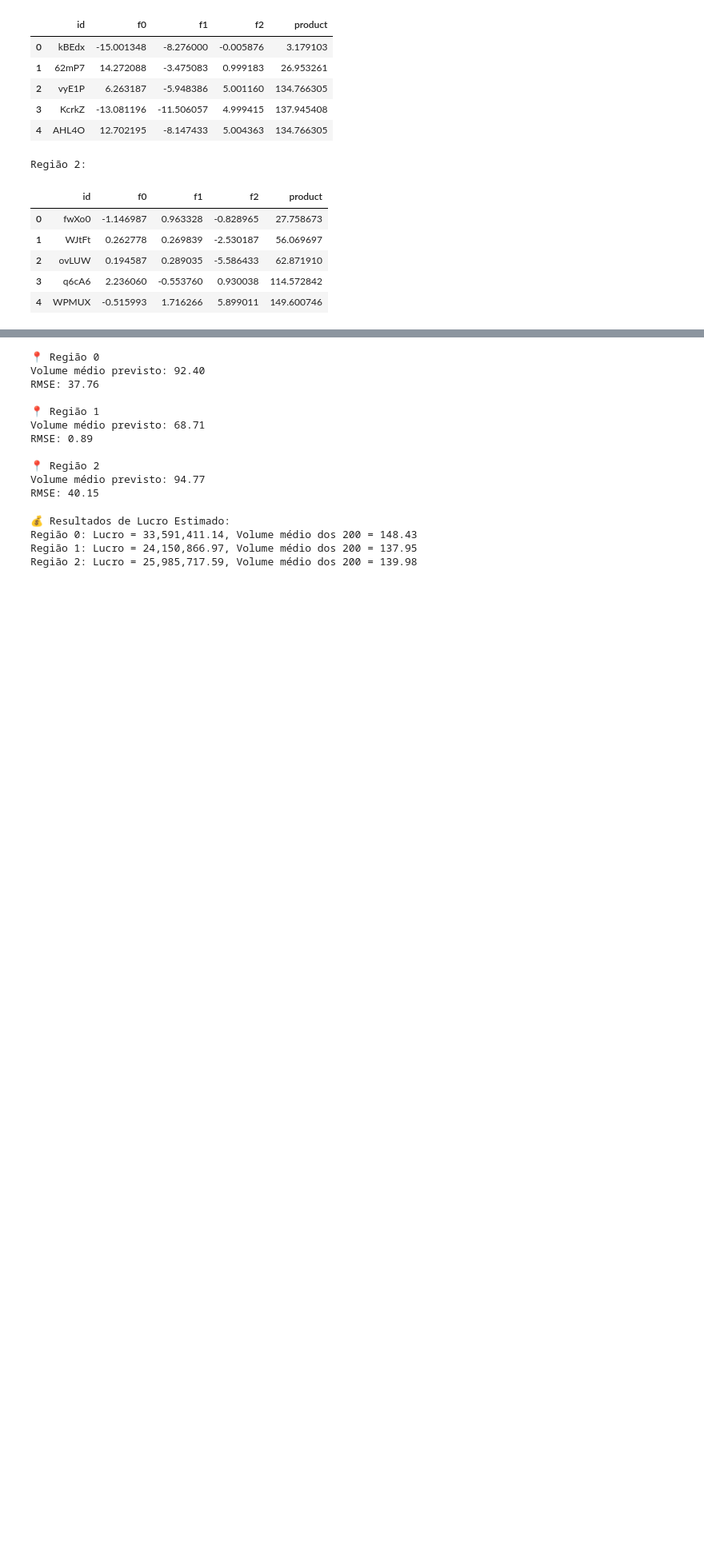
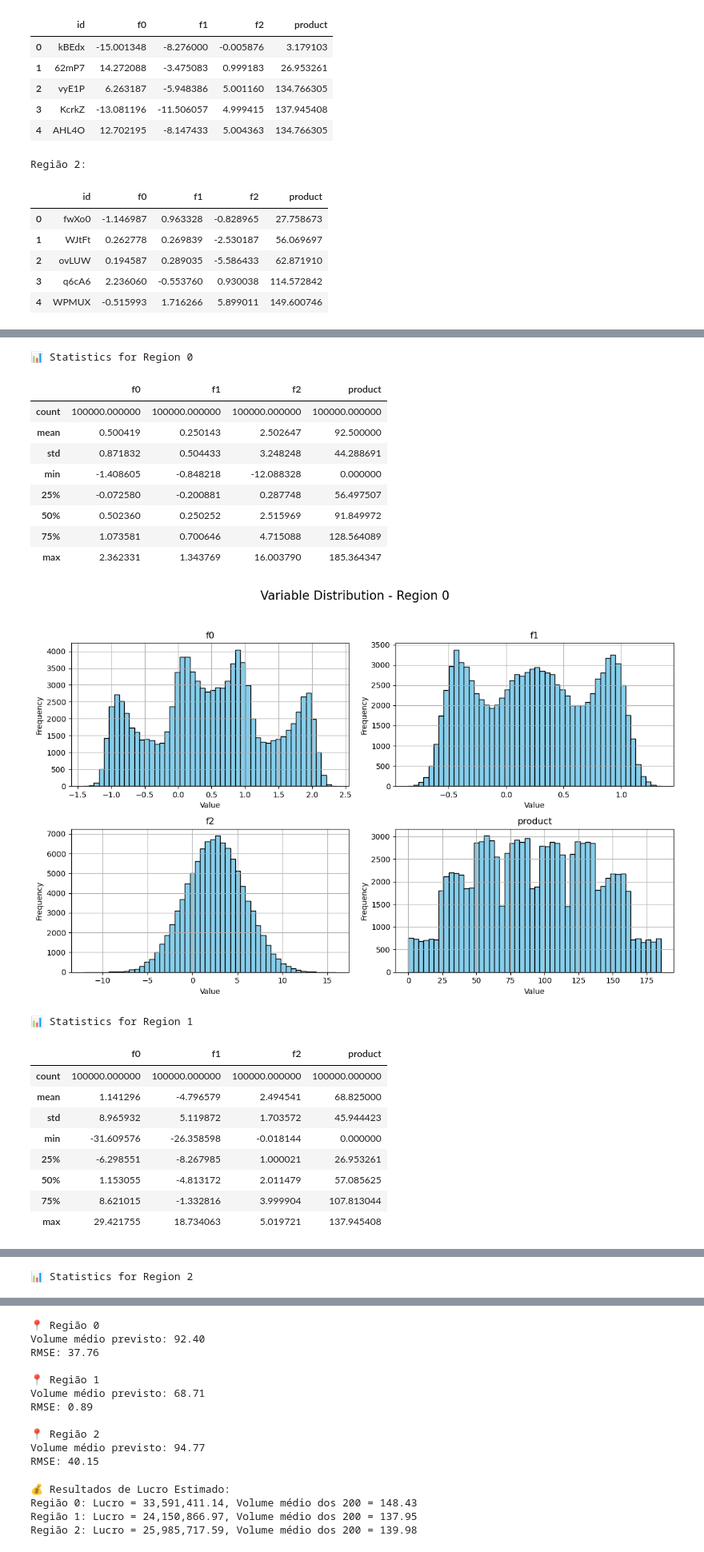
Before and after one commit to PedroAlbuquerque25/oilygiant-region-analysis, a Jupyter notebook: notebook/notebook.ipynb, the cells around one changed output, grey strips where cells are left out. Shown at 80% size. Saved outputs shown, nothing was run; the diff lists cells and outputs as text; code cells hidden in the pictures; blank space fills up the shorter version.

Commit message:
refactor: translate plot labels to English and improve visualization aesthetics

```diff
--- a/notebook/notebook.ipynb
+++ b/notebook/notebook.ipynb
@@ -71,18 +71,3 @@ Região 2:
 | 2 | ovLUW | 0.194587 | 0.289035 | -5.586433 | 62.871910 |
 | 3 | q6cA6 | 2.236060 | -0.553760 | 0.930038 | 114.572842 |
 | 4 | WPMUX | -0.515993 | 1.716266 | 5.899011 | 149.600746 |
-# %%
-# Função para exibir estatísticas e histogramas de uma região
-def estatisticas_regiao(df, nome_regiao):
-    print(f"\n📊 Estatísticas da Região {nome_regiao}")
-    display(df.describe())
-
-    # Plotando histogramas para as features e o alvo
-    df.hist(bins=50, figsize=(12, 8))
-    plt.suptitle(f"Distribuição das variáveis - Região {nome_regiao}", fontsize=14)
-    plt.show()
-
-# Executando para cada região
-estatisticas_regiao(data_0, "0")
-estatisticas_regiao(data_1, "1")
-estatisticas_regiao(data_2, "2")
@@ -122,0 +74,44 @@ estatisticas_regiao(data_2, "2")
+# %%
+# Function to display statistics and histograms for a region
+def estatisticas_regiao(df, nome_regiao):
+    print(f"\n📊 Statistics for Region {nome_regiao}")
+    display(df.describe())
+
+    # Plotting histograms for features and target
+    df.hist(bins=50, figsize=(12, 8), color='skyblue', edgecolor='black')
+    plt.suptitle(f"Variable Distribution - Region {nome_regiao}", fontsize=16)
+
+    # Adding axis labels for clarity
+    for ax in plt.gcf().get_axes():
+        ax.set_xlabel("Value")
+        ax.set_ylabel("Frequency")
+
+    plt.tight_layout(rect=[0, 0.03, 1, 0.95]) # Adjust layout to make room for suptitle
+    plt.show()
+
+# Executing for each region
+estatisticas_regiao(data_0, "0")
+estatisticas_regiao(data_1, "1")
+estatisticas_regiao(data_2, "2")
+# %% [output]
+📊 Statistics for Region 0
+|  | f0 | f1 | f2 | product |
+| count | 100000.000000 | 100000.000000 | 100000.000000 | 100000.000000 |
+| mean | 0.500419 | 0.250143 | 2.502647 | 92.500000 |
+| std | 0.871832 | 0.504433 | 3.248248 | 44.288691 |
+| min | -1.408605 | -0.848218 | -12.088328 | 0.000000 |
+| 25% | -0.072580 | -0.200881 | 0.287748 | 56.497507 |
+| 50% | 0.502360 | 0.250252 | 2.515969 | 91.849972 |
+| 75% | 1.073581 | 0.700646 | 4.715088 | 128.564089 |
+| max | 2.362331 | 1.343769 | 16.003790 | 185.364347 |
+[figure, added]
+📊 Statistics for Region 1
+|  | f0 | f1 | f2 | product |
+| count | 100000.000000 | 100000.000000 | 100000.000000 | 100000.000000 |
+| mean | 1.141296 | -4.796579 | 2.494541 | 68.825000 |
+| std | 8.965932 | 5.119872 | 1.703572 | 45.944423 |
+| min | -31.609576 | -26.358598 | -0.018144 | 0.000000 |
+| 25% | -6.298551 | -8.267985 | 1.000021 | 26.953261 |
+| 50% | 1.153055 | -4.813172 | 2.011479 | 57.085625 |
+| 75% | 8.621015 | -1.332816 | 3.999904 | 107.813044 |
+| max | 29.421755 | 18.734063 | 5.019721 | 137.945408 |
@@ -122,0 +119 @@ estatisticas_regiao(data_2, "2")
+📊 Statistics for Region 2
```
Also changed, not shown: parts of 5 cells of this notebook.
